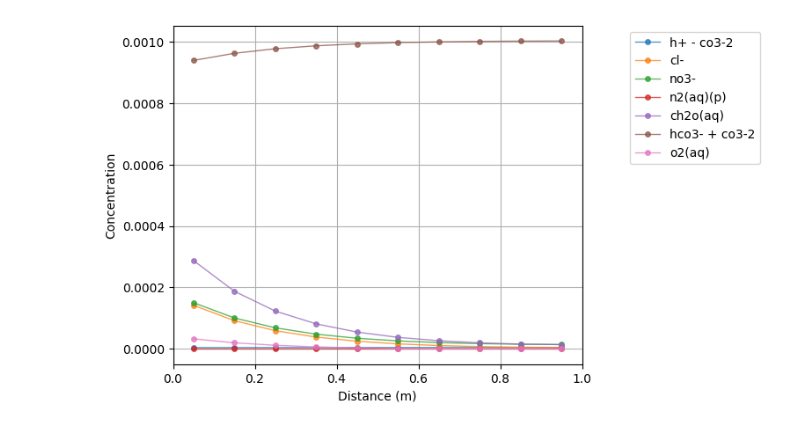
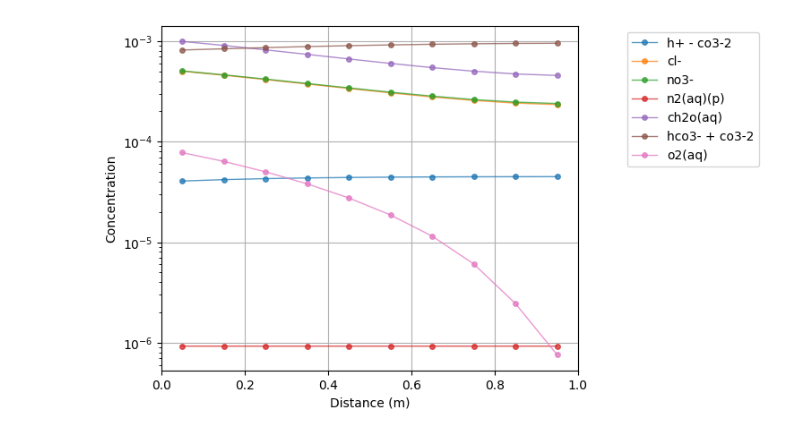
Before and after one commit to luiggix/RTWMA, a Jupyter notebook: benchmarks/03_wma/04_GWF_GWT_COMP_Denit/prototipo.ipynb, the cells around one changed output. Drawn from its saved outputs; the diff is of its cells as text; code cells hidden in the pictures.

```diff
--- a/benchmarks/03_wma/04_GWF_GWT_COMP_Denit/prototipo.ipynb
+++ b/benchmarks/03_wma/04_GWF_GWT_COMP_Denit/prototipo.ipynb
@@ -33,12 +43,11 @@ paths["command"] = f"{paths["remix_exe"]} < {paths["remix_input"]}"
 #
 # --- DEFINIENDO CONDICIONES INICIALES ---
 #
-# Número de componentes
-ncomp = 7
-#
 print(linea)
 print("Generating initial conditions".center(50))
-comp_names, comp_conc_init, comp_ext_water = utils.initial_conditions(paths, ncomp)
+components, _ = utils.initial_conditions(paths, comp = True)
+ncomp = len(components["names"])
+#components["init_conc"] = test()
 print(linea)
 #
 xmf6.nice_print(paths, "Paths and filenames")
@@ -47,11 +56,11 @@ xmf6.nice_print(paths, "Paths and filenames")
 #
 # Paso del tiempo
 dt = 1.0e-0
-NT = 1
+NT = 10
 #
 # Discretización del espacio
 nlay, nrow, ncol = 1, 1, 10
-delr, delc, delz = 0.1, 1.0, 1.0
+delr, delc, delz = 0.1, 0.1, 0.1
 dis = {
     'length_units' : "meters",
     'nlay': nlay,
@@ -67,13 +76,13 @@ xmf6.nice_print(dis, "Spatial discretization")
 # Parámetros físicos.
 phys = dict(
     perioddata = [(dt, 1, 1.0)], #PERLEN, NSTP, TSMULT
-    components = comp_names, # Components names
+    porosity = 0.5,  # Porosity of mobile domain (unitless)
+    hydraulic_conductivity = 1.0,  # Hydraulic conductivity ($cm s^{-1}$)
     specific_discharge = 0.2,  # Specific discharge ($cm s^{-1}$)
-    hydraulic_conductivity = 1.0,  # Hydraulic conductivity ($cm s^{-1}$)
-    source_concentration = comp_ext_water,  # Source concentration (unitless)
-    porosity = 0.5,  # Porosity of mobile domain (unitless)
-    initial_concentration = comp_conc_init, # Initial concentration (unitless)
     longitudinal_dispersivity = 1.0,
+    components = components["names"], # Components names
+    source_concentration = components["ext_water"],  # Source concentration (unitless)
+    initial_concentration = components["init_conc"], # Initial concentration (unitless)
 )
 xmf6.nice_print(phys, "Physical parameters")
 # %% [output]
@@ -96,10 +105,10 @@ longitudinal_dispersivity = 1.0
 ―――――――――――――――――――
 # %%
-U = [0 for i in range(0,ncomp)]
+u_tilde = [0 for i in range(0,ncomp)]
 
-for t in range(0, NT):
+for it in range(1, NT+1):
     print(linea)
-    print(f"Time step = {t}".center(50))
+    print(f"Step = {it}, time = {it * dt}d".center(50))
     print(linea)
 
     for m in range(0, ncomp):
@@ -110,7 +119,7 @@ for t in range(0, NT):
         o_sim_f = gwf.build(phys, dis, m, paths)
         #
         # --- Ejecución de la simulación ---
-        print("- GWF", end = " ")
+        print(" GWF", end = "")
         o_sim_f.run_simulation(silent=True)
         #
         # - SIMULACIÓN DE TRANSPORTE CON GWT PARA CADA COMPONENTE
@@ -119,16 +128,16 @@ for t in range(0, NT):
         o_sim_t = gwt.build(phys, dis, m, paths)
         #
         # --- Ejecución de la simulación de transporte ---
-        print(f"- GWT: C{m+1}", end= " | ")
+        print(f"-GWT: C{m+1}", end= " |")
         o_sim_t.run_simulation(silent=True)
         #
         # --- Obtenemos la concentración calculada por GWT
-        U[m] = utils.get_conc(o_sim_t)
+        u_tilde[m] = utils.get_conc(o_sim_t)
     #
     # --- Guardamos concentraciones en "u_tilde.dat"
     print("\n-> Writting: u_tilde.dat")
     with open(paths["u_tilde"], "w") as f:
-        for a in U:
+        for a in u_tilde:
             f.writelines(" ".join([c for c in a.astype(str)]))
             f.write("\n")
     #
@@ -145,7 +154,7 @@ for t in range(0, NT):
     # Actualizamos las concentraciones para GWT
     key_string = "Aqueous component concentrations after solving reactive mixing iteration (rows: components, columns: targets):"
     iccn = utils.find_index(lines, key_string, 2)
-    comp_conc_new = [np.array(l.split(), dtype=float) for l in lines[iccn:iccn+ncomp]]
-    phys["initial_concentration"] = comp_conc_new
+    u_new = [np.array(l.split(), dtype=float) for l in lines[iccn:iccn+ncomp]]
+    phys["initial_concentration"] = u_new
 # %% [output]
 ――――――――――――――――――――――――――――――――――――――――――――――――――
@@ -181,4 +198,4 @@ plot.show_t(comp_conc_init, comp_names, x, y, z)
 # %%
-plot.show_t(comp_conc_new, comp_names, x, y, z)
+plot.show_t(u_new, components["names"], x, y, z, "log")
 # %% [output]
-[figure, old version]
+[figure, new version]
```
Also changed, not shown: parts of 9 cells of this notebook, 35 other files.
